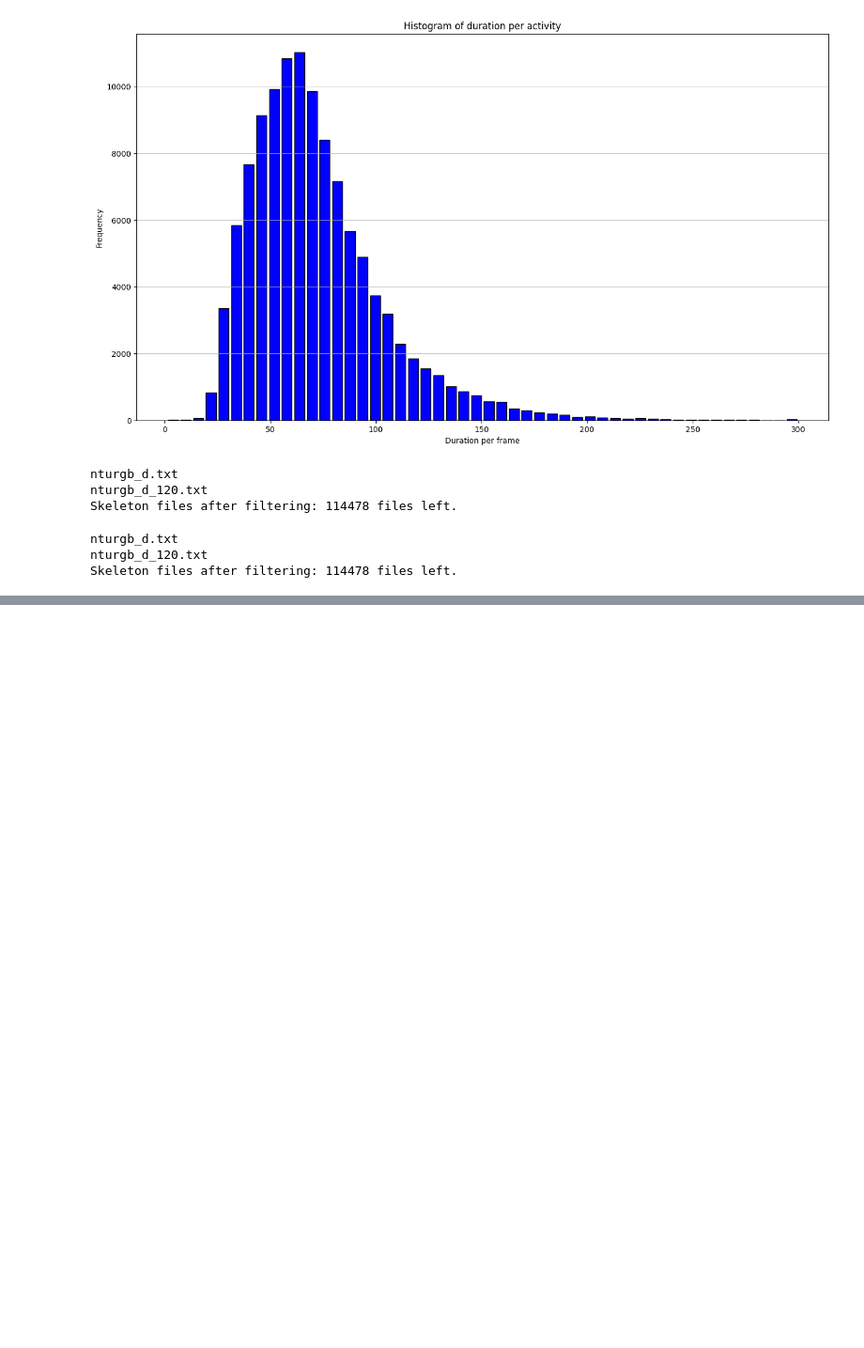
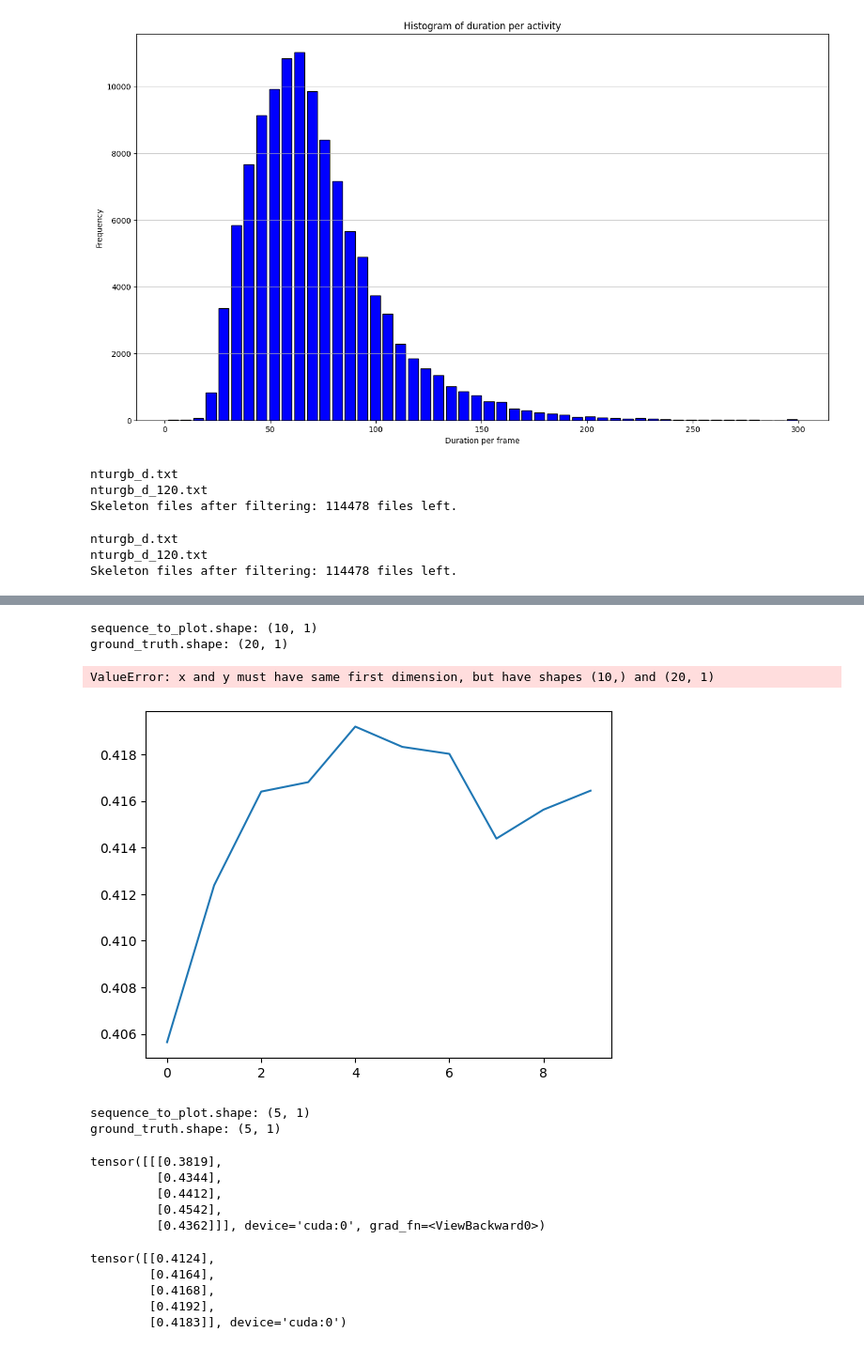
Before and after one commit to kaseris/skelcast, a Jupyter notebook: notebooks/eda.ipynb, the cells around one changed output, grey strips where cells are left out. Shown: that part at 94% size. Cells and saved outputs as stored; diff of their text form; code cells hidden in the pictures; blank space fills up the shorter version.

```diff
--- a/notebooks/eda.ipynb
+++ b/notebooks/eda.ipynb
@@ -213,14 +211,0 @@ Viewed as an unified batch: torch.Size([4480, 20, 300])
-# %%
-class SimpleLSTMRegressor(nn.Module):
-    def __init__(self, input_size=300, n_hidden=64, n_layers=2) -> None:
-        super().__init__()
-        self.lstm = nn.LSTM(input_size=input_size, hidden_size=n_hidden, num_layers=n_layers, batch_first=True)
-        self.linear = nn.Linear(in_features=n_hidden, out_features=300)
-
-    def forward(self, x):
-        out, _ = self.lstm(x)
-        out = self.linear(out)
-        return out
-
-device = torch.device('cuda' if torch.cuda.is_available() else 'cpu')
-print(device)
@@ -273,0 +406,62 @@ plt.show()
+# %%
+num_forecast_steps = 10
+
+sequence_to_plot = input_window[0, :10].cpu().numpy()
+print(f'sequence_to_plot.shape: {sequence_to_plot.shape}')
+ground_truth = input_window[0, 10:30].cpu().numpy()
+print(f'ground_truth.shape: {ground_truth.shape}')
+x = np.arange(0, 20)
+
+forecasted_values = []
+historical_data = sequence_to_plot
+
+with torch.no_grad():
+    for _ in range(num_forecast_steps*2):
+        historical_data_tensor = torch.as_tensor(historical_data).unsqueeze(0).to(device=device)
+        # print(f'historical_data_tensor.shape: {historical_data_tensor.shape}')
+        predicted_value = model(historical_data_tensor).cpu().numpy()[0, 0]
+        # print(f'predicted_value.shape: {predicted_value.shape}')
+        forecasted_values.append(predicted_value[0])
+        historical_data = np.roll(historical_data, shift=-1)
+        historical_data[-1] = predicted_value
+
+plt.plot(x[:10], sequence_to_plot)
+plt.plot(x[10:], ground_truth)
+plt.plot(x, forecasted_values)
+plt.show()
+# %% [output]
+sequence_to_plot.shape: (10, 1)
+ground_truth.shape: (20, 1)
+ValueError: x and y must have same first dimension, but have shapes (10,) and (20, 1)
+[figure, added]
+# %%
+sequence_to_plot = input_window[0, :5].cpu().numpy()
+print(f'sequence_to_plot.shape: {sequence_to_plot.shape}')
+ground_truth = input_window[0, 5:10].cpu().numpy()
+print(f'ground_truth.shape: {ground_truth.shape}')
+x = np.arange(0, 10)
+
+forecasted_values = []
+historical_data = sequence_to_plot
+
+historical_data_tensor = torch.as_tensor(historical_data).unsqueeze(0).to('cuda')
+pred = model(historical_data_tensor)
+# %% [output]
+sequence_to_plot.shape: (5, 1)
+ground_truth.shape: (5, 1)
+# %%
+pred
+# %% [output]
+tensor([[[0.3819],
+         [0.4344],
+         [0.4412],
+         [0.4542],
+         [0.4362]]], device='cuda:0', grad_fn=<ViewBackward0>)
+# %%
+input_window[0, 1:6]
+# %% [output]
+tensor([[0.4124],
+        [0.4164],
+        [0.4168],
+        [0.4192],
+        [0.4183]], device='cuda:0')
```
Also changed, not shown: parts of 9 cells of this notebook, 1 other file.
